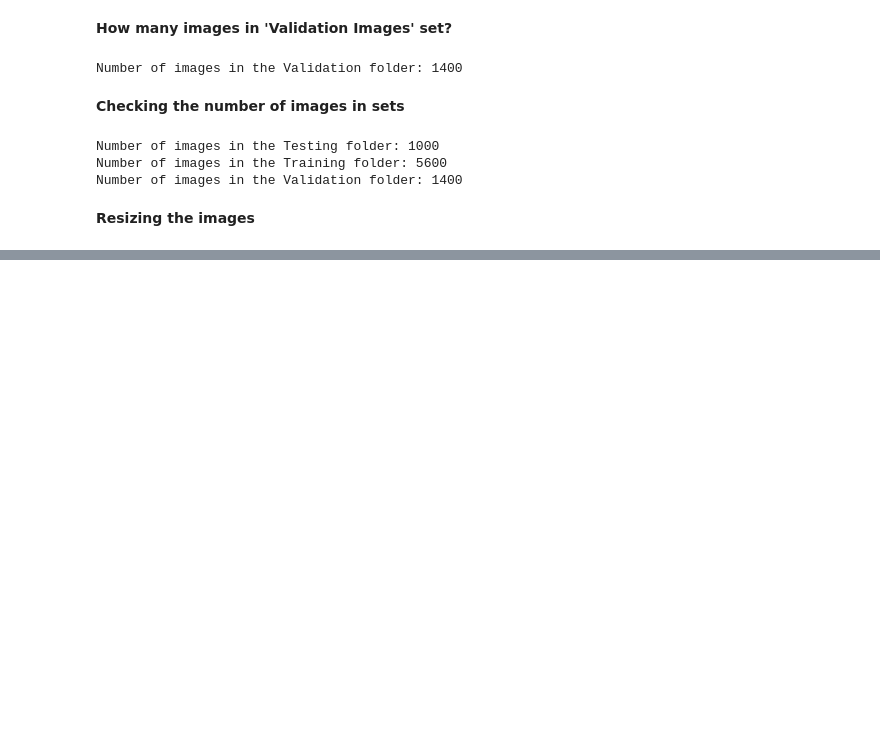
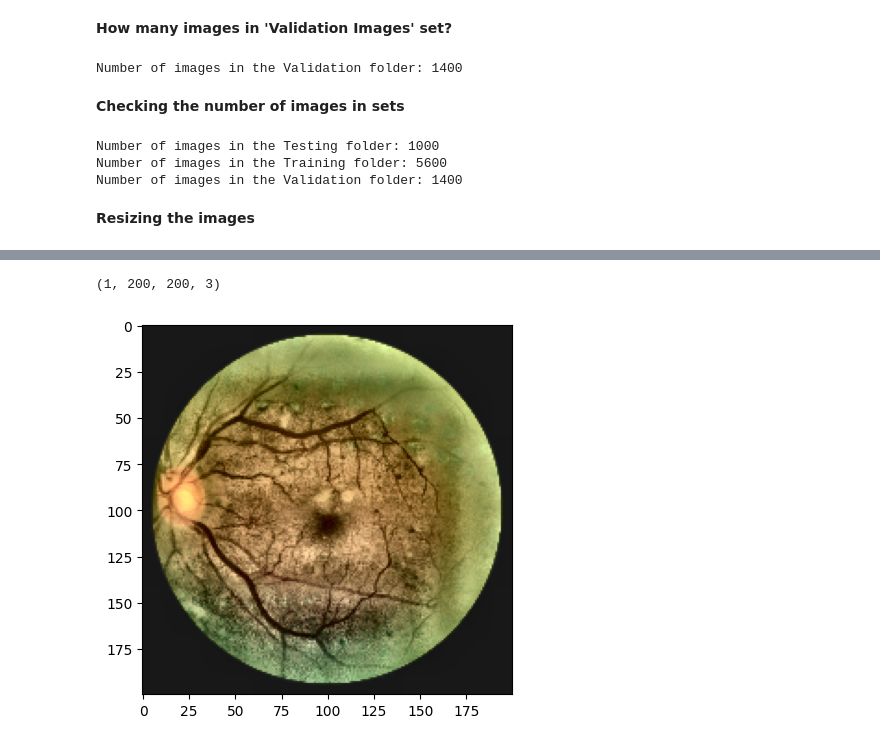
Before and after one commit to SefiyeArican/Ocular-Disease-Recognition, a Jupyter notebook: Fundus_Image_Processing.ipynb, the cells around one changed output, grey strips where cells are left out. Drawn from its saved outputs; the diff is of its cells as text; code cells hidden in the pictures; blank space fills up the shorter version.

```diff
--- a/Fundus_Image_Processing.ipynb
+++ b/Fundus_Image_Processing.ipynb
@@ -484,3 +501,44 @@ Images were successfully resized.
+# %%
+# Function to implement CLAHE (Contrast Limited Adaptive Histogram Equalization)
+def CLAHE(image_path, dim, clipLimit, tileGridSize):
+    # Resizing the image first
+    img = image_resize(image_path, dim)
+
+    # Create CLAHE object, set limit and grid size
+    clahe = cv2.createCLAHE(clipLimit=clipLimit, tileGridSize=tileGridSize)
+
+    # Converting an image from BGR to LAB color space
+    lab = cv2.cvtColor(img, cv2.COLOR_BGR2LAB)
+
+    # Separating three channels in LAB color space
+    l, a, b = cv2.split(lab)
+
+    # CLAHE'yi L-kanalına uygula
+    l2 = clahe.apply(l)
+
+    # Kanalları yeniden birleştir
+    lab = cv2.merge((l2, a, b))
+
+    # LAB'den BGR'ye geri dönüştür
+    img = cv2.cvtColor(lab, cv2.COLOR_LAB2BGR)
+
+    # BGR'den RGB'ye dönüştür
+    img = cv2.cvtColor(img, cv2.COLOR_BGR2RGB)
+
+    # İşlenmiş görüntüyü döndür
+    return img
+# %%
+#showing CLAHE image Preprocessing
+source = '/content/odir-5k/ODIR-5K/ODIR-5K/Testing Images/1000_left.jpg'
+test = CLAHE(source, (200,200), 20, (10,10))
+test = np.array(test)
+img = tf.keras.preprocessing.image.array_to_img(test)
+plt.imshow(img)
+test = test.reshape(1, 200, 200, 3)
+test.shape
+# %% [output]
+(1, 200, 200, 3)
+[figure, added]
 # %%
 import os
 import cv2
```
Also changed, not shown: parts of 10 cells of this notebook.
